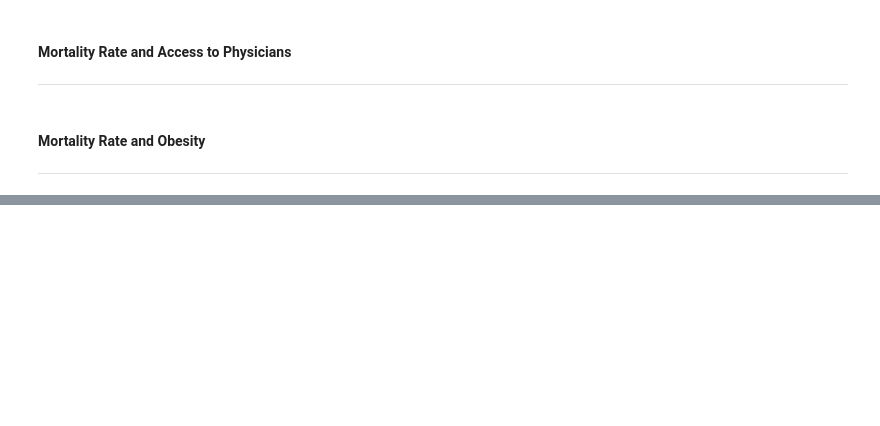
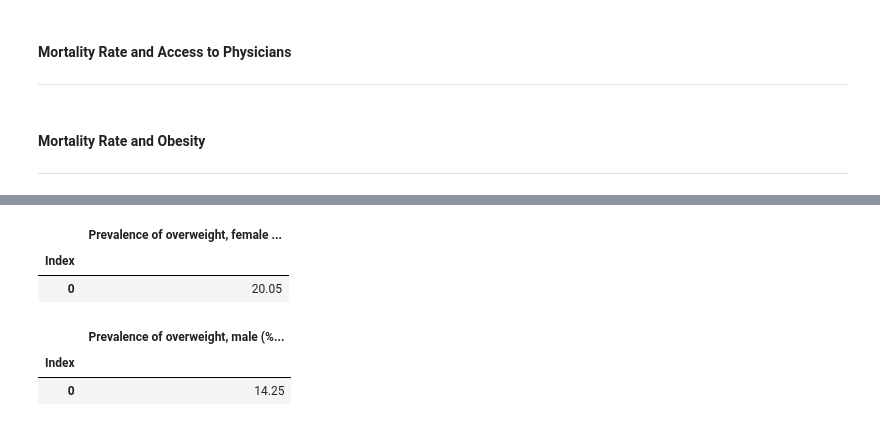
Before and after one commit to ralphy32/project_1, a Jupyter notebook: project1.ipynb, the cells around one changed output, grey strips where cells are left out. Drawn from its saved outputs; the diff is of its cells as text; code cells hidden in the pictures; blank space fills up the shorter version.

```diff
--- a/project1.ipynb
+++ b/project1.ipynb
@@ -367,0 +415,24 @@ plt.show
+# %%
+# Create prevalence of overweight, female (% of female adults) column
+fem_overweight = overweight_df.loc[overweight_df["Indicator Name"] == "Prevalence of overweight, female (% of female adults)", '2006-2015 AVG']
+fem_overweight_df = pd.DataFrame(fem_overweight)
+fem_overweight_df = fem_overweight_df.reset_index(drop=True)
+fem_overweight_df = fem_overweight_df.rename(columns = {"2006-2015 AVG":"Prevalence of overweight, female (% of female adults)"})
+fem_overweight_df.index.name = "Index"
+fem_overweight_df.head(1)
+# %% [output]
+|  | Prevalence of overweight, female ... |
+| Index |  |
+| 0 | 20.05 |
+# %%
+# Create prevalence of overweight, female (% of male adults) column
+male_overweight = overweight_df.loc[overweight_df["Indicator Name"] == "Prevalence of overweight, male (% of male adults)", '2006-2015 AVG']
+male_overweight_df = pd.DataFrame(male_overweight)
+male_overweight_df = male_overweight_df.reset_index(drop=True)
+male_overweight_df = male_overweight_df.rename(columns = {"2006-2015 AVG":"Prevalence of overweight, male (% of male adults)"})
+male_overweight_df.index.name = "Index"
+male_overweight_df.head(1)
+# %% [output]
+|  | Prevalence of overweight, male (%... |
+| Index |  |
+| 0 | 14.25 |
```
Also changed, not shown: parts of 7 cells of this notebook, 1 other file.
